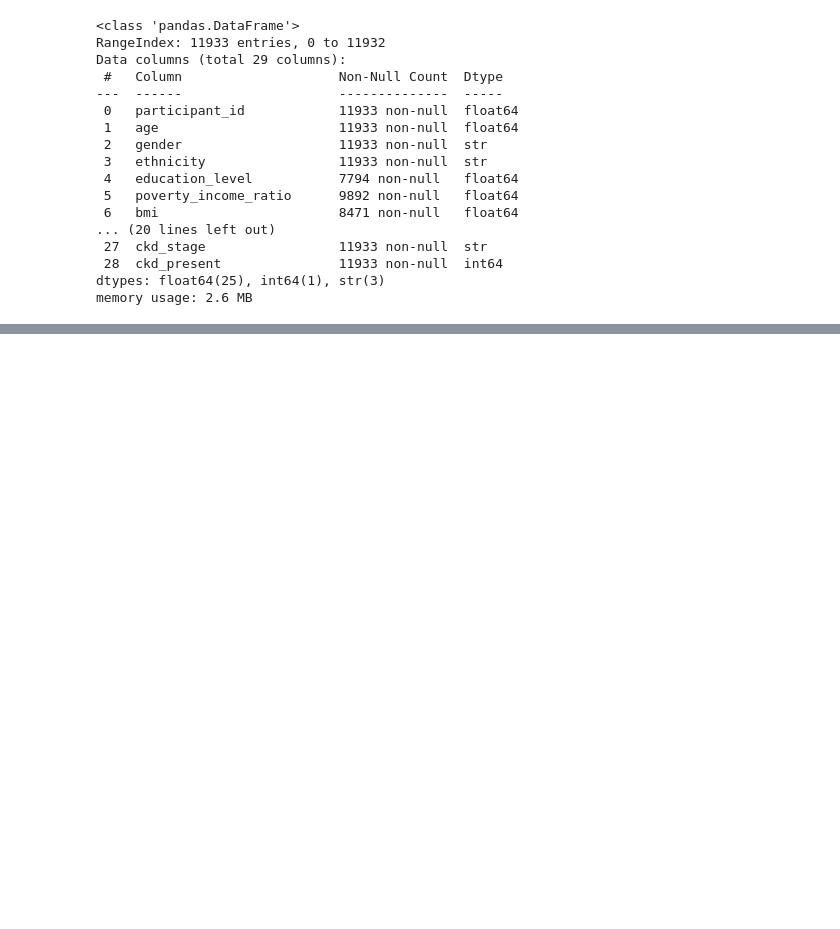
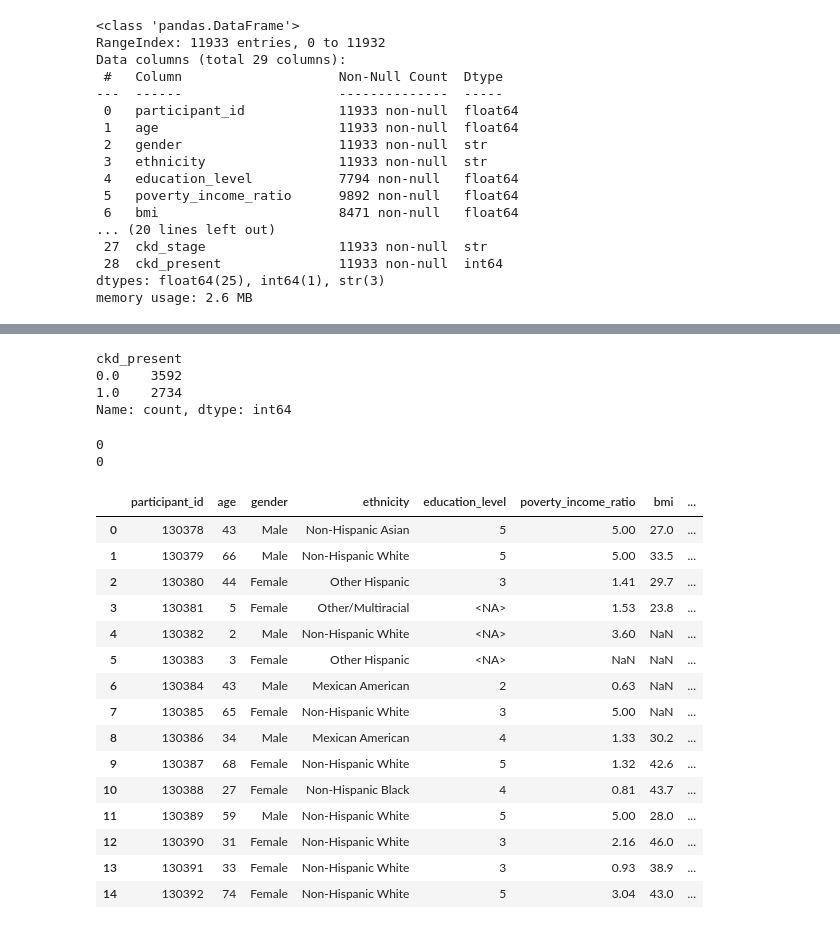
Before and after one commit to FranGonzalez354/TPE_fundamentos, a Jupyter notebook: CodeTPE.ipynb, the cells around one changed output, grey strips where cells are left out. Drawn from its saved outputs; the diff is of its cells as text; code cells hidden in the pictures; blank space fills up the shorter version.

Commit message:
dataset limpio

```diff
--- a/CodeTPE.ipynb
+++ b/CodeTPE.ipynb
@@ -77,0 +111,4 @@ memory usage: 2.6 MB
+# %%
+columnas = ["participant_id", "age", "education_level", "bp_systolic", "bp_diastolic", "blood_urea_nitrogen", "bicarbonate", "urine_creatinine", "diabetes_diagnosed", "insulin_use", "diabetes_pills", "ever_smoked"]
+data[columnas] = data[columnas].round().astype("Int64")
+data.head()
@@ -77,0 +217,4 @@ memory usage: 2.6 MB
+# %%
+#ahora modificamos las columnas que tienen valores unknow, de esta manera las dejamos en null para no considerarlas en el analisis mas tarde
+data["ckd_stage"] = data["ckd_stage"].replace("Unknown", np.nan)
+print(data["ckd_stage"].value_counts())
@@ -77,0 +235,9 @@ memory usage: 2.6 MB
+# %%
+#modificamos los valores 7 y 9 de las columnas donde este valor indica que no sabe o no quiere responder
+data["education_level"] = data["education_level"].replace(9, np.nan)
+data["current_smoker"] = data["current_smoker"].replace(7, np.nan)
+data["current_smoker"] = data["current_smoker"].replace(9, np.nan)
+data["ever_smoked"] = data["ever_smoked"].replace(7, np.nan)
+data["ever_smoked"] = data["ever_smoked"].replace(9, np.nan)
+data["diabetes_diagnosed"] = data["diabetes_diagnosed"].replace(9, np.nan)
+data["diabetes_pills"] = data["diabetes_pills"].replace(9, np.nan)
@@ -77,0 +268,34 @@ memory usage: 2.6 MB
+# %%
+data.loc[data["ckd_stage"].isna(), "ckd_present"] = np.nan
+data["ckd_present"].value_counts()#preguntar por que aparece como float pero es tipo int64
+# %% [output]
+ckd_present
+0.0    3592
+1.0    2734
+Name: count, dtype: int64
+# %%
+#verificamos filas repetidas en el dataset
+print(data.duplicated().sum())
+print(data["participant_id"].duplicated().sum())
+# %% [output]
+0
+0
+# %%
+data.head(15)
+# %% [output]
+|  | participant_id | age | gender | ethnicity | education_level | poverty_income_ratio | bmi | ... |
+| 0 | 130378 | 43 | Male | Non-Hispanic Asian | 5 | 5.00 | 27.0 | ... |
+| 1 | 130379 | 66 | Male | Non-Hispanic White | 5 | 5.00 | 33.5 | ... |
+| 2 | 130380 | 44 | Female | Other Hispanic | 3 | 1.41 | 29.7 | ... |
+| 3 | 130381 | 5 | Female | Other/Multiracial | <NA> | 1.53 | 23.8 | ... |
+| 4 | 130382 | 2 | Male | Non-Hispanic White | <NA> | 3.60 | NaN | ... |
+| 5 | 130383 | 3 | Female | Other Hispanic | <NA> | NaN | NaN | ... |
+| 6 | 130384 | 43 | Male | Mexican American | 2 | 0.63 | NaN | ... |
+| 7 | 130385 | 65 | Female | Non-Hispanic White | 3 | 5.00 | NaN | ... |
+| 8 | 130386 | 34 | Male | Mexican American | 4 | 1.33 | 30.2 | ... |
+| 9 | 130387 | 68 | Female | Non-Hispanic White | 5 | 1.32 | 42.6 | ... |
+| 10 | 130388 | 27 | Female | Non-Hispanic Black | 4 | 0.81 | 43.7 | ... |
+| 11 | 130389 | 59 | Male | Non-Hispanic White | 5 | 5.00 | 28.0 | ... |
+| 12 | 130390 | 31 | Female | Non-Hispanic White | 3 | 2.16 | 46.0 | ... |
+| 13 | 130391 | 33 | Female | Non-Hispanic White | 3 | 0.93 | 38.9 | ... |
+| 14 | 130392 | 74 | Female | Non-Hispanic White | 5 | 3.04 | 43.0 | ... |
```
Also changed, not shown: parts of 12 cells of this notebook.
